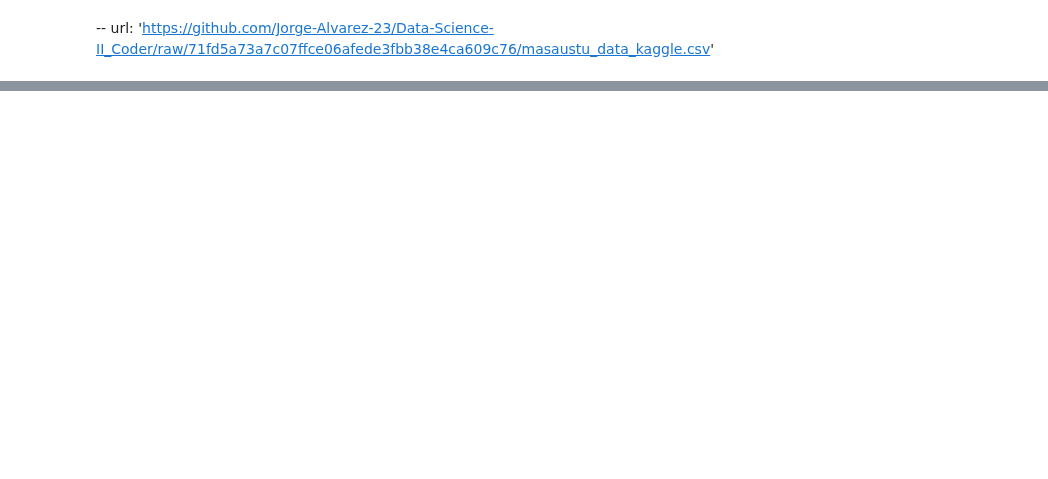
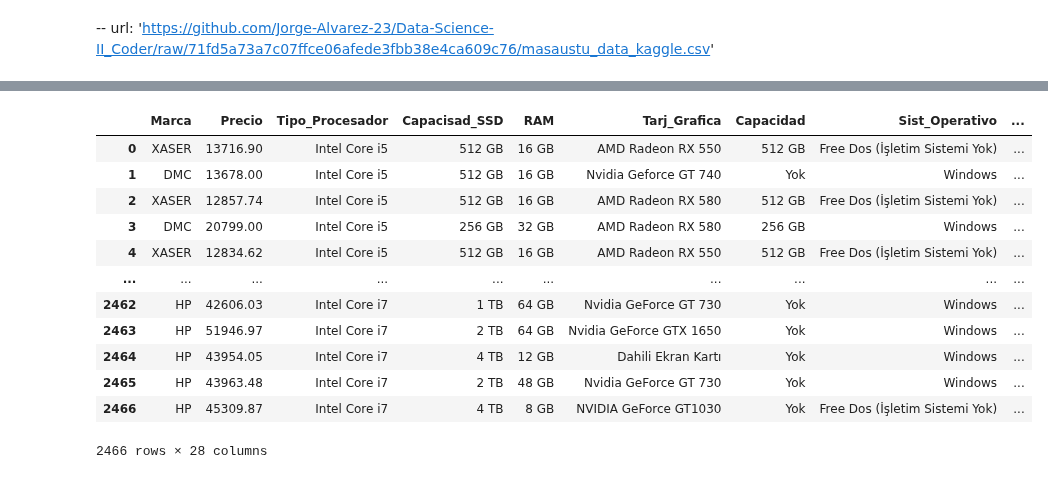
Before and after one commit to Jorge-Alvarez-23/Data-Science-II_Coder, a Jupyter notebook: PROYECTO.ipynb, the cells around one changed output, grey strips where cells are left out. Cells and saved outputs as stored; diff of their text form; code cells hidden in the pictures; blank space fills up the shorter version.

```diff
--- a/PROYECTO.ipynb
+++ b/PROYECTO.ipynb
@@ -78,0 +50,3 @@ else:
+# %%
+df = df.drop_duplicates()
+print(f"Data despues de eliminar duplicados: {len(df)} filas")
@@ -78,0 +96,47 @@ else:
+# %%
+df.rename(columns={
+    'Marka': 'Marca',
+    'Fiyat': 'Precio',
+    'İşlemci Tipi':'Tipo_Procesador',
+    'SSD Kapasitesi': 'Capacisad_SSD',
+    'Ram (Sistem Belleği)': 'RAM',
+    'Ekran Kartı': 'Tarj_Grafica',
+    'Kapasite': 'Capacidad',
+    'İşletim Sistemi': 'Sist_Operativo',
+    'Ekran Kartı Bellek Tipi':'Tipo_Memo_TarjGrafica',
+    'Ekran Kartı Tipi':'Tipo_TarjGrafica',
+    'Garanti Tipi': 'Tipo_Garantia',
+    'Ram (Sistem Belleği) Tipi' : 'Tipo_Ram',
+    'İşlemci Çekirdek Sayısı': 'Cant_Nucleos_Procesador',
+    'İşlemci Nesli': 'Generacion_Procesador',
+    'İşlemci Modeli':'Modelo_Procesador',
+    'Çözünürlük':'Resolucion',
+    'Power Supply':'Fuente_Poder',
+    'Kullanım Amacı':'Proposito_Uso',
+    'Ekran Kartı Hafızası':'Memo_TarjGrafica',
+    'Temel İşlemci Hızı (GHz)':'Veloc_Procesador(GHz)',
+    'Bağlantılar':'Conexiones',
+    'Cihaz Ağırlığı':'Peso_Dispositivo',
+    'Ekran Boyutu':'Tamaño_Pantalla',
+    'İşlemci Frekansı':'Frec_Procesador',
+    'Ekran Yenileme Hızı':'Tasa_Ref_Pantalla',
+    'Panel Tipi':'Tipo_Panel',
+    'Menşei':'Origen',
+    'Arttırılabilir Azami Bellek':'Memo_Max_Expandible'
+}, inplace=True)
+
+df
+# %% [output]
+|  | Marca | Precio | Tipo_Procesador | Capacisad_SSD | RAM | Tarj_Grafica | Capacidad | Sist_Operativo | ... |
+| 0 | XASER | 13716.90 | Intel Core i5 | 512 GB | 16 GB | AMD Radeon RX 550 | 512 GB | Free Dos (İşletim Sistemi Yok) | ... |
+| 1 | DMC | 13678.00 | Intel Core i5 | 512 GB | 16 GB | Nvidia Geforce GT 740 | Yok | Windows | ... |
+| 2 | XASER | 12857.74 | Intel Core i5 | 512 GB | 16 GB | AMD Radeon RX 580 | 512 GB | Free Dos (İşletim Sistemi Yok) | ... |
+| 3 | DMC | 20799.00 | Intel Core i5 | 256 GB | 32 GB | AMD Radeon RX 580 | 256 GB | Windows | ... |
+| 4 | XASER | 12834.62 | Intel Core i5 | 512 GB | 16 GB | AMD Radeon RX 550 | 512 GB | Free Dos (İşletim Sistemi Yok) | ... |
+| ... | ... | ... | ... | ... | ... | ... | ... | ... | ... |
+| 2462 | HP | 42606.03 | Intel Core i7 | 1 TB | 64 GB | Nvidia GeForce GT 730 | Yok | Windows | ... |
+| 2463 | HP | 51946.97 | Intel Core i7 | 2 TB | 64 GB | Nvidia GeForce GTX 1650 | Yok | Windows | ... |
+| 2464 | HP | 43954.05 | Intel Core i7 | 4 TB | 12 GB | Dahili Ekran Kartı | Yok | Windows | ... |
+| 2465 | HP | 43963.48 | Intel Core i7 | 2 TB | 48 GB | Nvidia GeForce GT 730 | Yok | Windows | ... |
+| 2466 | HP | 45309.87 | Intel Core i7 | 4 TB | 8 GB | NVIDIA GeForce GT1030 | Yok | Free Dos (İşletim Sistemi Yok) | ... |
+2466 rows × 28 columns
```
Also changed, not shown: parts of 6 cells of this notebook.
